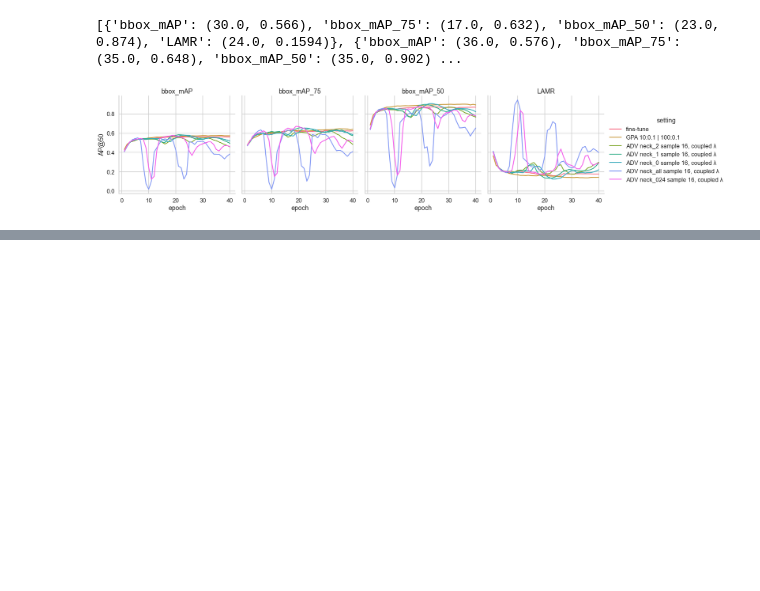
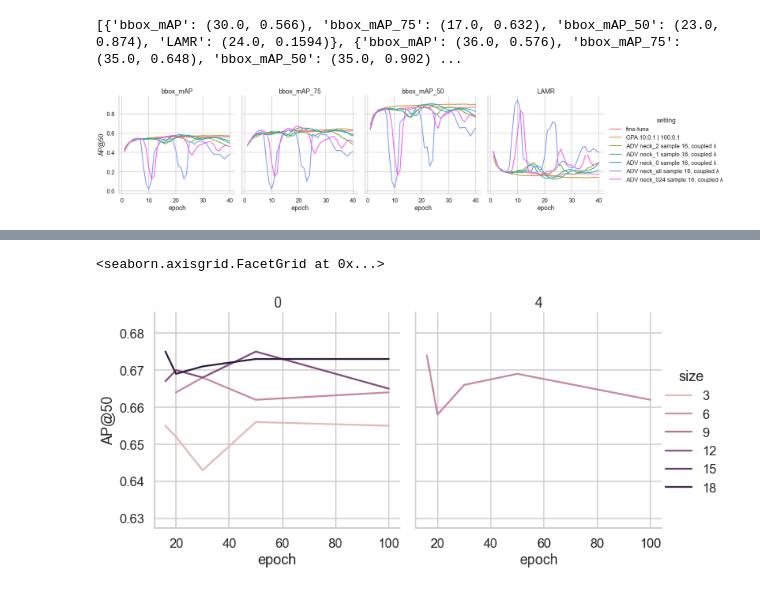
Before and after one commit to ThaddaeusWiedemer/FisheyeSPA, a Jupyter notebook: results/adversarial.ipynb, the cells around one changed output, grey strips where cells are left out. Cells and saved outputs as stored; diff of their text form; code cells hidden in the pictures; blank space fills up the shorter version.

Commit message:
effect of size and number of samples in adversarial DA head

```diff
--- a/results/adversarial.ipynb
+++ b/results/adversarial.ipynb
@@ -238,0 +311,6 @@ print(maxs)
+# %%
+# test = df.groupby('setting')
+# df.head()
+test = df.reset_index(drop=True)
+test = test.groupby(['setting', 'metric']).max()
+test
@@ -238,0 +355,14 @@ print(maxs)
+# %%
+g = sb.relplot(data=test.query('metric == "bbox_mAP_75"'),
+               x='number',
+               y='value',
+               hue='size',
+               col='neck',
+               kind='line',
+               height=5,
+               aspect=1.)
+g.set_axis_labels('epoch', 'AP@50')
+g.set_titles(col_template='{col_name}', row_template='neck {row_name}')
+# %% [output]
+<seaborn.axisgrid.FacetGrid at 0x...>
+[figure, added]
```
Also changed, not shown: parts of 5 cells of this notebook, 39 other files.
